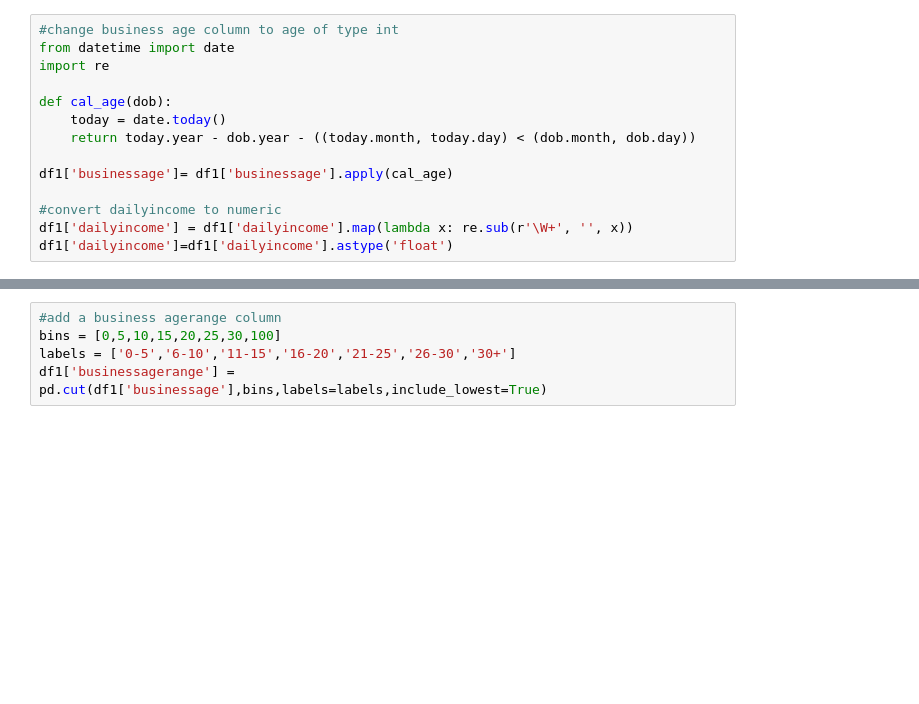
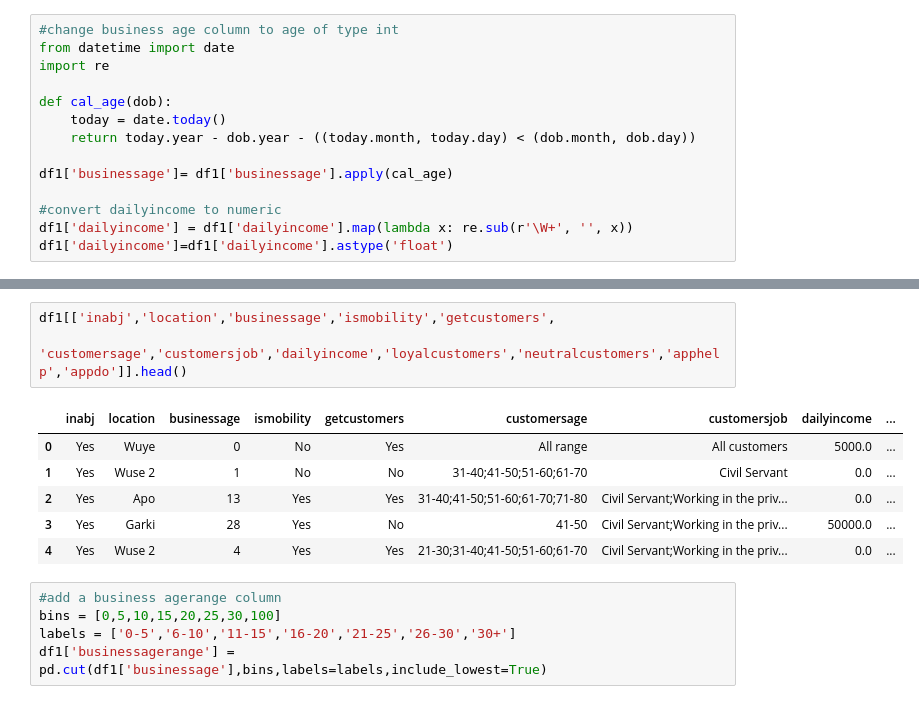
Before and after one commit to EvelynAnyebe/ilaundrysurvey, a Jupyter notebook: ilaundrybusiness.ipynb, the cells around one changed output, grey strips where cells are left out. Drawn from its saved outputs; the diff is of its cells as text; blank space fills up the shorter version.

Commit message:
Editting ilaundry business story

```diff
--- a/ilaundrybusiness.ipynb
+++ b/ilaundrybusiness.ipynb
@@ -88,3 +79,13 @@ df1.head()
+# %%
+df1[['inabj','location','businessage','ismobility','getcustomers',
+     'customersage','customersjob','dailyincome','loyalcustomers','neutralcustomers','apphelp','appdo']].head()
+# %% [output]
+|  | inabj | location | businessage | ismobility | getcustomers | customersage | customersjob | dailyincome | ... |
+| 0 | Yes | Wuye | 0 | No | Yes | All range | All customers | 5000.0 | ... |
+| 1 | Yes | Wuse 2 | 1 | No | No | 31-40;41-50;51-60;61-70 | Civil Servant | 0.0 | ... |
+| 2 | Yes | Apo | 13 | Yes | Yes | 31-40;41-50;51-60;61-70;71-80 | Civil Servant;Working in the priv... | 0.0 | ... |
+| 3 | Yes | Garki | 28 | Yes | No | 41-50 | Civil Servant;Working in the priv... | 50000.0 | ... |
+| 4 | Yes | Wuse 2 | 4 | Yes | Yes | 21-30;31-40;41-50;51-60;61-70 | Civil Servant;Working in the priv... | 0.0 | ... |
 # %%
 #add a business agerange column
 bins = [0,5,10,15,20,25,30,100]
```
Also changed, not shown: parts of 1 cell of this notebook.
